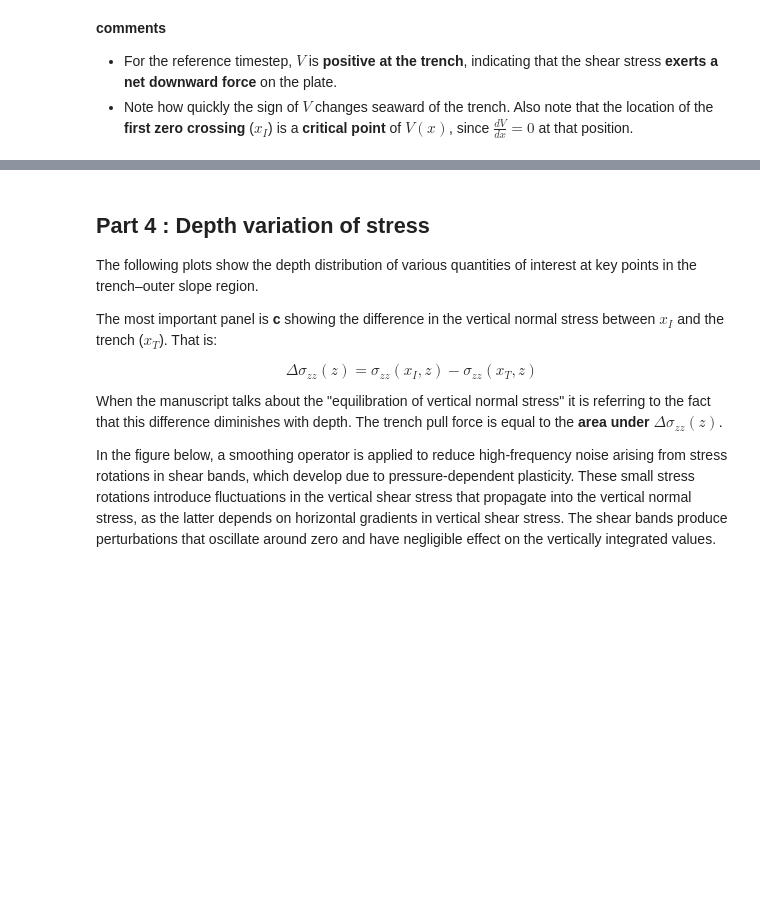
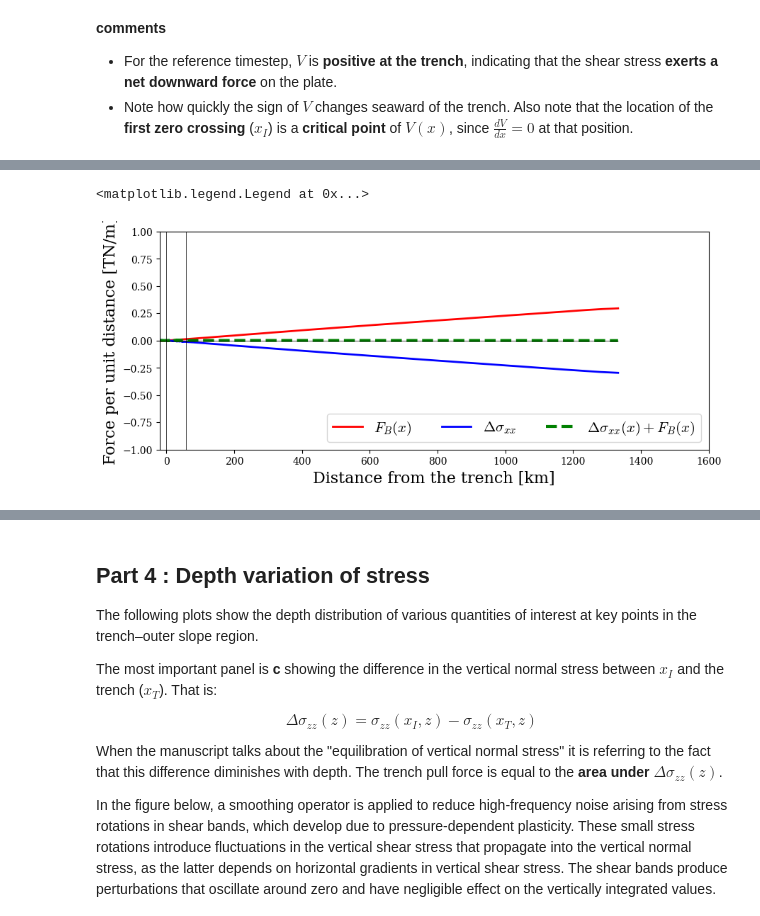
Before and after one commit to dansand/trench_pull_force, a Jupyter notebook: postprocessing_notebooks/single_step_analysis.ipynb, the cells around one changed output, grey strips where cells are left out. Drawn from its saved outputs; the diff is of its cells as text; code cells hidden in the pictures; blank space fills up the shorter version.

```diff
--- a/postprocessing_notebooks/single_step_analysis.ipynb
+++ b/postprocessing_notebooks/single_step_analysis.ipynb
@@ -496,0 +501,41 @@ del_bar_sig_xx =  -1*( 1e-12*np.trapz(sig_xx_grid[cint_mask, :], x=czpts[cint_ma
+# %%
+fig, ax1 = plt.subplots(figsize=(10, 4))
+
+
+#####################
+
+#plot the cumulative intgral of the basal shear traction
+#referenced to 0 at the trench
+ax1.plot(1e-3*(cxpts - tloc)[:],
+        FB_x ,
+        c= 'red', ls = '-', lw =2,label = r'$F_B(x)$')
+
+
+#this is normalised to the value of F_D at the trench
+ax1.plot(  1e-3*(cxpts - tloc)[:],
+        del_bar_sig_xx,
+        c= 'b', ls = '-', lw =2, label = r'$\Delta \sigma_{xx}$' )
+
+
+#plot the sum of the two terms
+ax1.plot(  1e-3*(cxpts - tloc)[:],
+
+         #equation 3
+         del_bar_sig_xx + FB_x,
+         c= 'g', ls = '--', lw = 3, label = r'$\Delta \sigma_{xx}(x)+ F_B(x)$' )
+
+
+
+ax1.set_xlabel('Distance from the trench [km]', fontsize=16)
+ax1.set_ylabel('Force per unit distance [TN/m]', fontsize=16)
+ax1.hlines(0, -100, 1e-3*(vxpts.max() - tloc), color='k', lw=0.5)
+ax1.vlines(0, -5, 5, color='k', lw=0.5)
+ax1.vlines(1e-3*(xi_loc - tloc), -5, 5, color='k', lw=0.5)
+ax1.set_ylim(-1., 1.)
+ax1.set_xlim(-20, 1600)
+ax1.legend(loc=4, fontsize=15, ncols=3)
+
+#ax2.vlines(5, -5, 5, color='k', lw=0.5)
+# %% [output]
+<matplotlib.legend.Legend at 0x...>
+[figure, added]
```
Also changed, not shown: parts of 11 cells of this notebook.
